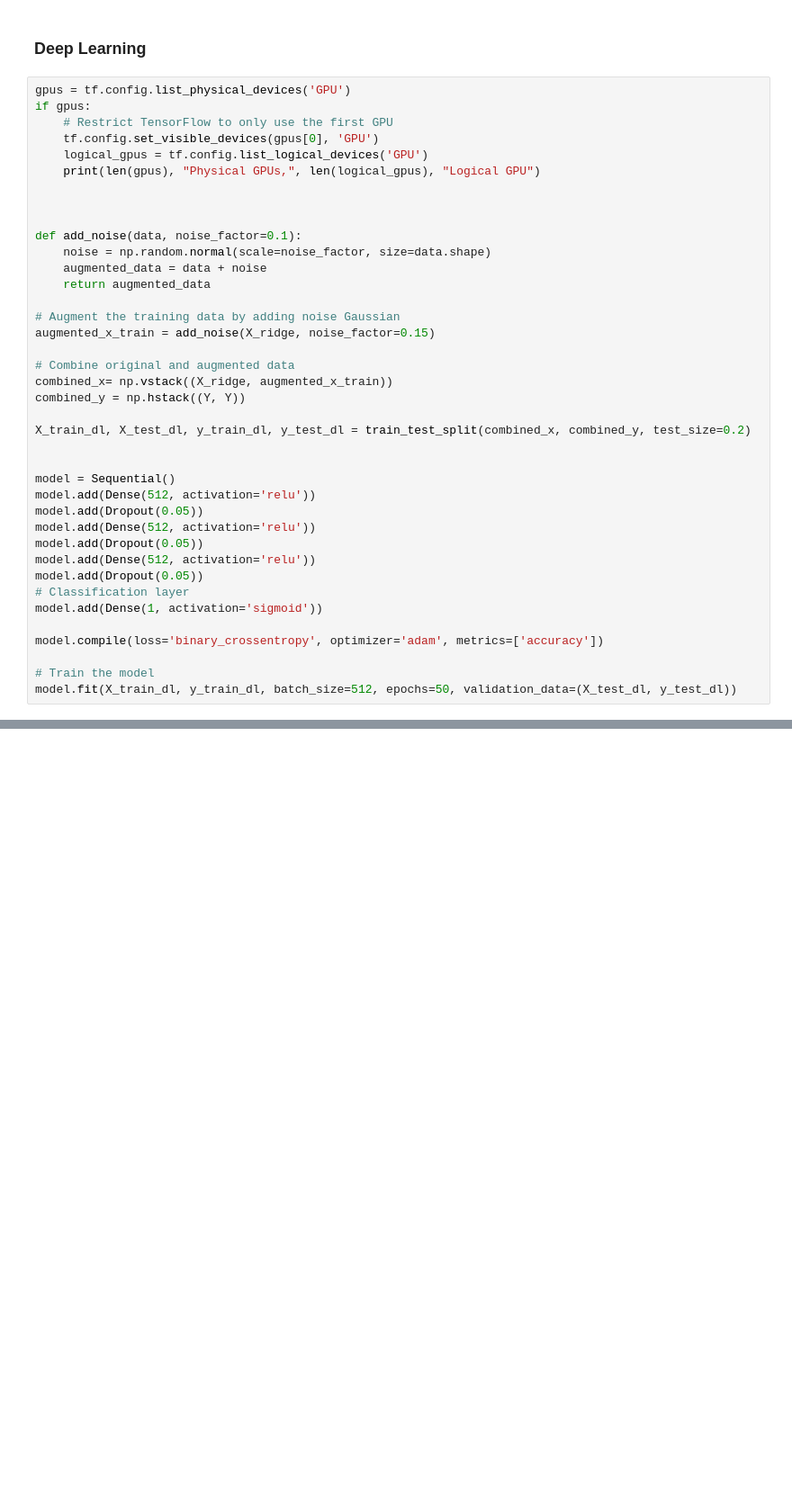
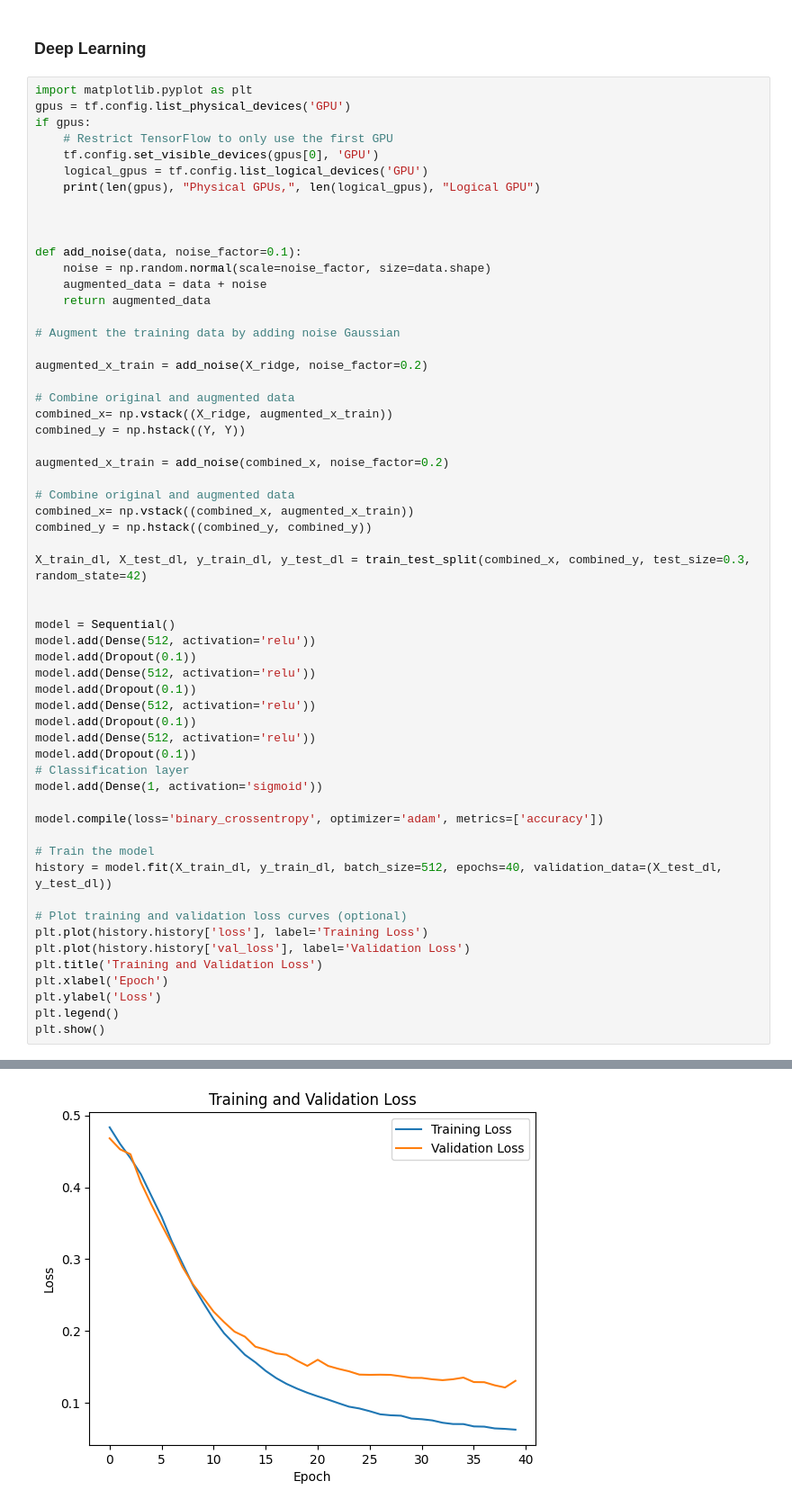
Before and after one commit to AtesBurak1/Ceng-474-Final, a Jupyter notebook: Smoking.ipynb, the cells around one changed output, grey strips where cells are left out. Shown at 90% size. Drawn from its saved outputs; the diff is of its cells as text; blank space fills up the shorter version.

```diff
--- a/Smoking.ipynb
+++ b/Smoking.ipynb
@@ -483,6 +483,7 @@ add_list('Stacking', y_test, stacked_predictions, x_train.shape[1])
 # %% [markdown]
 ### Deep Learning
 # %%
+import matplotlib.pyplot as plt
 gpus = tf.config.list_physical_devices('GPU')
 if gpus:
     # Restrict TensorFlow to only use the first GPU
@@ -498,28 +499,46 @@ def add_noise(data, noise_factor=0.1):
     return augmented_data
 
 # Augment the training data by adding noise Gaussian
-augmented_x_train = add_noise(X_ridge, noise_factor=0.15)
+
+augmented_x_train = add_noise(X_ridge, noise_factor=0.2)
 
 # Combine original and augmented data
 combined_x= np.vstack((X_ridge, augmented_x_train))
 combined_y = np.hstack((Y, Y))
 
-X_train_dl, X_test_dl, y_train_dl, y_test_dl = train_test_split(combined_x, combined_y, test_size=0.2)
+augmented_x_train = add_noise(combined_x, noise_factor=0.2)
+
+# Combine original and augmented data
+combined_x= np.vstack((combined_x, augmented_x_train))
+combined_y = np.hstack((combined_y, combined_y))
+
+X_train_dl, X_test_dl, y_train_dl, y_test_dl = train_test_split(combined_x, combined_y, test_size=0.3, random_state=42)
 
 
 model = Sequential()
 model.add(Dense(512, activation='relu'))
-model.add(Dropout(0.05))
+model.add(Dropout(0.1))
 model.add(Dense(512, activation='relu'))
-model.add(Dropout(0.05))
+model.add(Dropout(0.1))
 model.add(Dense(512, activation='relu'))
-model.add(Dropout(0.05))
+model.add(Dropout(0.1))
+model.add(Dense(512, activation='relu'))
+model.add(Dropout(0.1))
 # Classification layer
 model.add(Dense(1, activation='sigmoid'))
 
 model.compile(loss='binary_crossentropy', optimizer='adam', metrics=['accuracy'])
 
 # Train the model
-model.fit(X_train_dl, y_train_dl, batch_size=512, epochs=50, validation_data=(X_test_dl, y_test_dl))
+history = model.fit(X_train_dl, y_train_dl, batch_size=512, epochs=40, validation_data=(X_test_dl, y_test_dl))
+
+# Plot training and validation loss curves (optional)
+plt.plot(history.history['loss'], label='Training Loss')
+plt.plot(history.history['val_loss'], label='Validation Loss')
+plt.title('Training and Validation Loss')
+plt.xlabel('Epoch')
+plt.ylabel('Loss')
+plt.legend()
+plt.show()
 # %% [output]
 1 Physical GPUs, 1 Logical GPU
@@ -543 +561,2 @@ Epoch 50/50
+[figure, added]
 # %%
```
Also changed, not shown: parts of 12 cells of this notebook.
